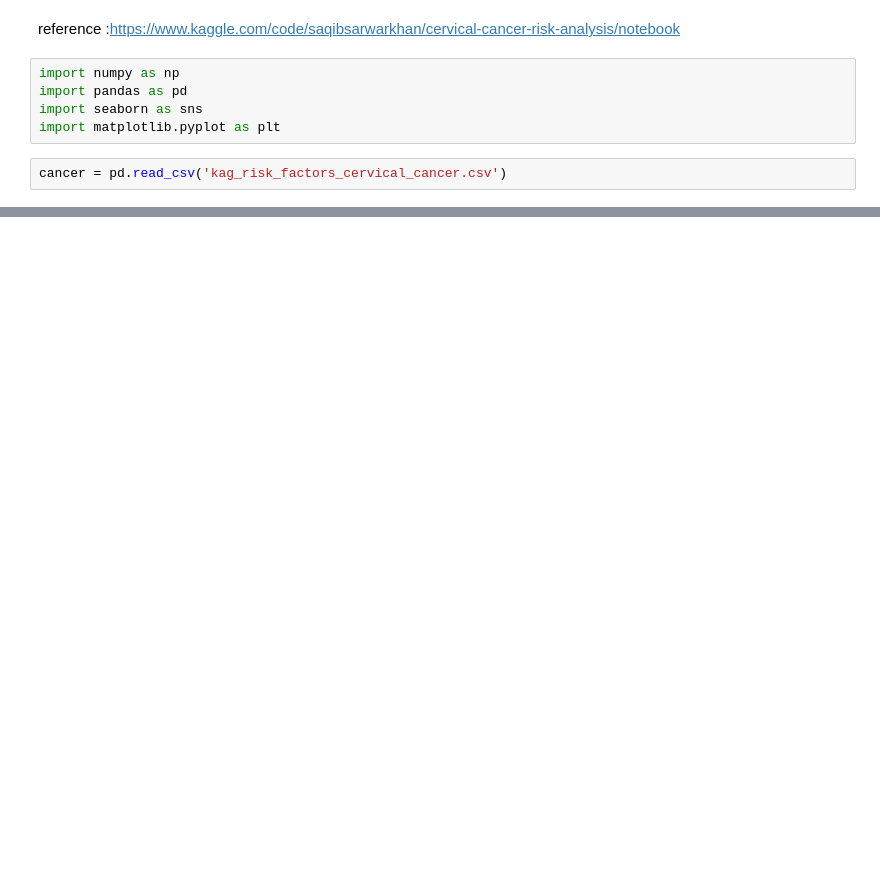
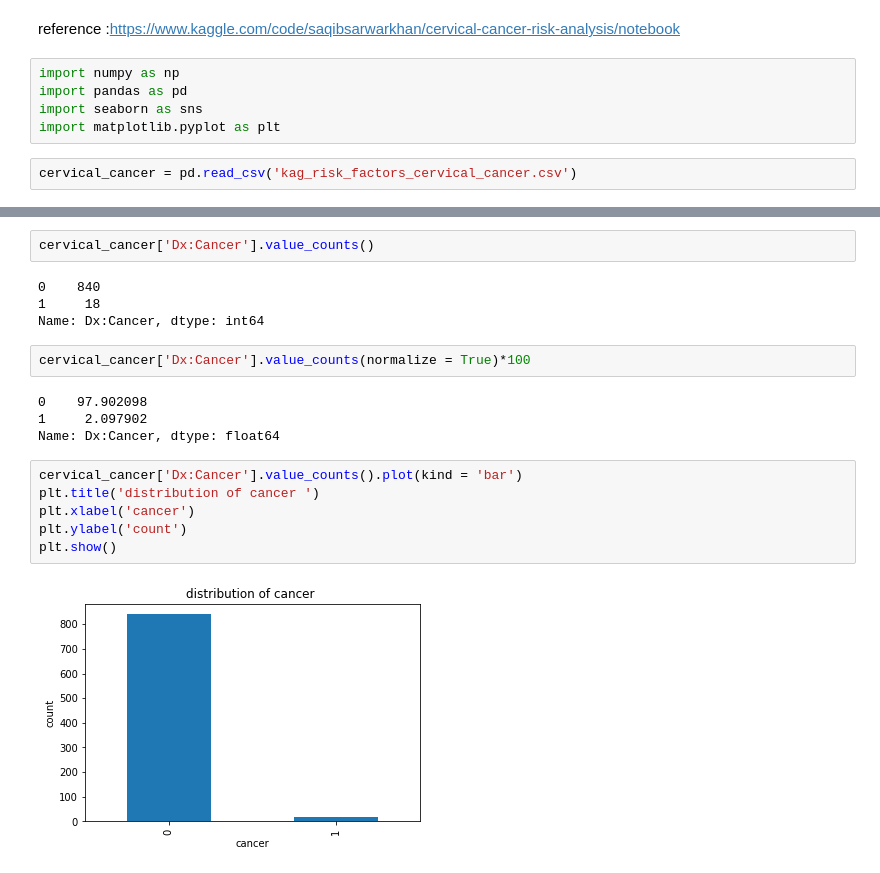
Before and after one commit to Dibieoluchi/cervical-cancer-risk-analysis, a Jupyter notebook: exploratory data analysis .ipynb, the cells around one changed output, grey strips where cells are left out. Saved outputs shown, nothing was run; the diff lists cells and outputs as text; blank space fills up the shorter version.

```diff
--- a/exploratory data analysis .ipynb
+++ b/exploratory data analysis .ipynb
@@ -67,5 +111,5 @@ import pandas as pd
 import seaborn as sns
 import matplotlib.pyplot as plt
 # %%
-cancer = pd.read_csv('kag_risk_factors_cervical_cancer.csv')
+cervical_cancer = pd.read_csv('kag_risk_factors_cervical_cancer.csv')
 # %%
@@ -96,0 +167,20 @@ Index(['Age', 'Number of sexual partners', 'First sexual intercourse',
+# %%
+cervical_cancer['Dx:Cancer'].value_counts()
+# %% [output]
+0    840
+1     18
+Name: Dx:Cancer, dtype: int64
+# %%
+cervical_cancer['Dx:Cancer'].value_counts(normalize = True)*100
+# %% [output]
+0    97.902098
+1     2.097902
+Name: Dx:Cancer, dtype: float64
+# %%
+cervical_cancer['Dx:Cancer'].value_counts().plot(kind = 'bar')
+plt.title('distribution of cancer ')
+plt.xlabel('cancer')
+plt.ylabel('count')
+plt.show()
+# %% [output]
+[figure, added]
```
Also changed, not shown: parts of 6 cells of this notebook.
